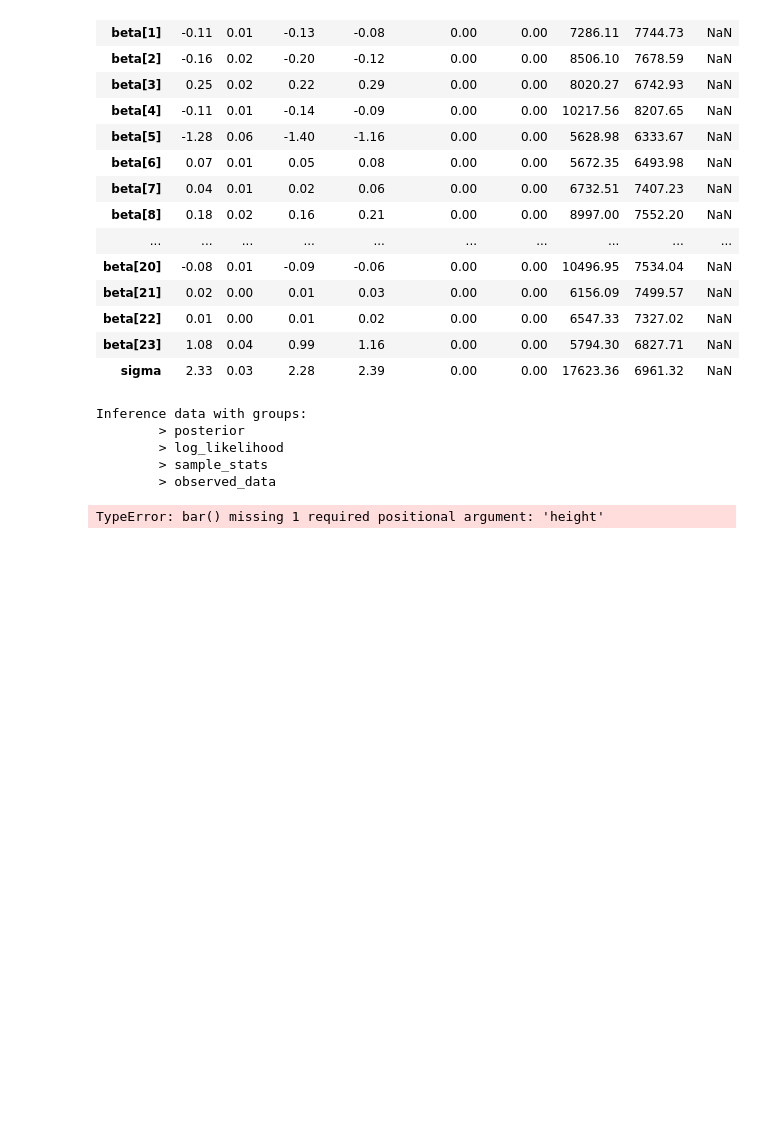
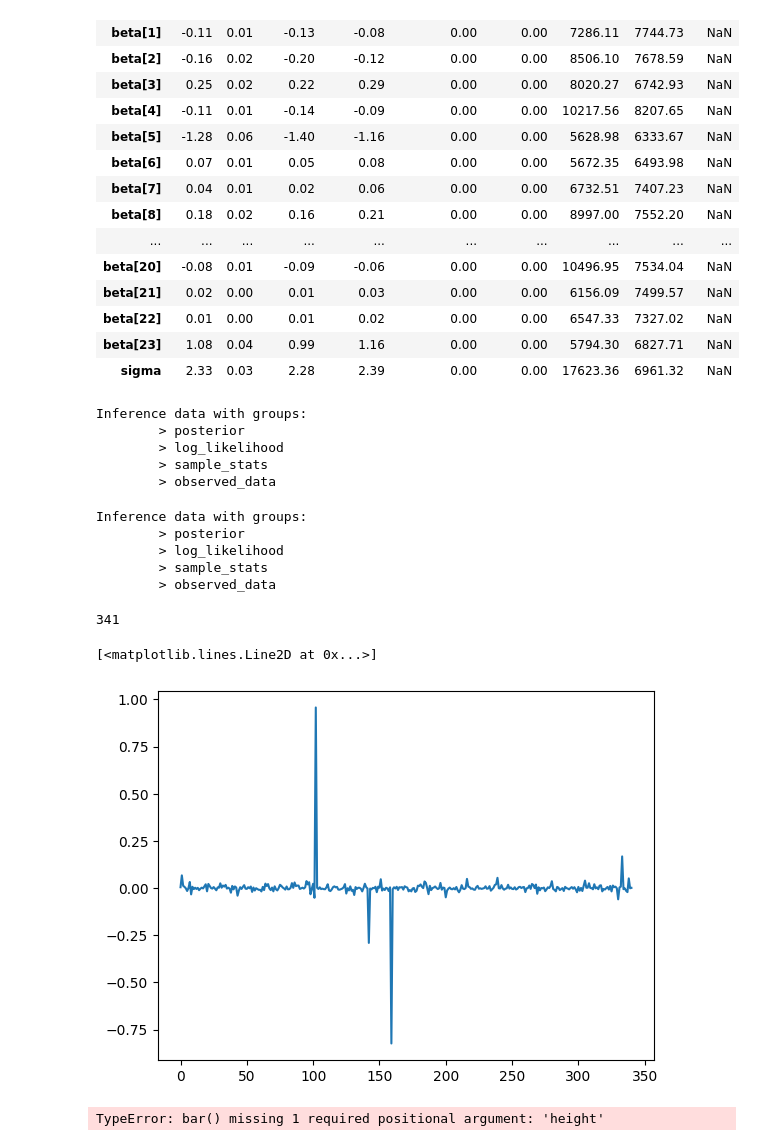
Before and after one commit to fanpu/10-708-project, a Jupyter notebook: baseline.ipynb, the cells around one changed output. Saved outputs shown, nothing was run; the diff lists cells and outputs as text; code cells hidden in the pictures; blank space fills up the shorter version.

```diff
--- a/baseline.ipynb
+++ b/baseline.ipynb
@@ -209,9 +218,28 @@ Inference data with groups:
         > log_likelihood
         > sample_stats
         > observed_data
+# %%
+idata_baseline
+# %% [output]
+Inference data with groups:
+        > posterior
+        > log_likelihood
+        > sample_stats
+        > observed_data
 # %%
 sampled_alpha = idata.posterior["alpha"][0][-1].to_numpy()
 sampled_betas = idata.posterior["beta"][0][-1].to_numpy()
+# %%
+sampled_alpha_baseline = idata_baseline.posterior["alpha"][0][-1].to_numpy()
+sampled_betas_baseline = idata_baseline.posterior["beta"][0][-1].to_numpy()
+len(sampled_betas_baseline)
+# %% [output]
+341
+# %%
+plt.plot(sampled_betas_baseline)
+# %% [output]
+[<matplotlib.lines.Line2D at 0x...>]
+[figure, added]
 # %%
 plt.bar(sampled_betas)
 print(sampled_alpha)
```
Also changed, not shown: parts of 9 cells of this notebook, 2 other files.
